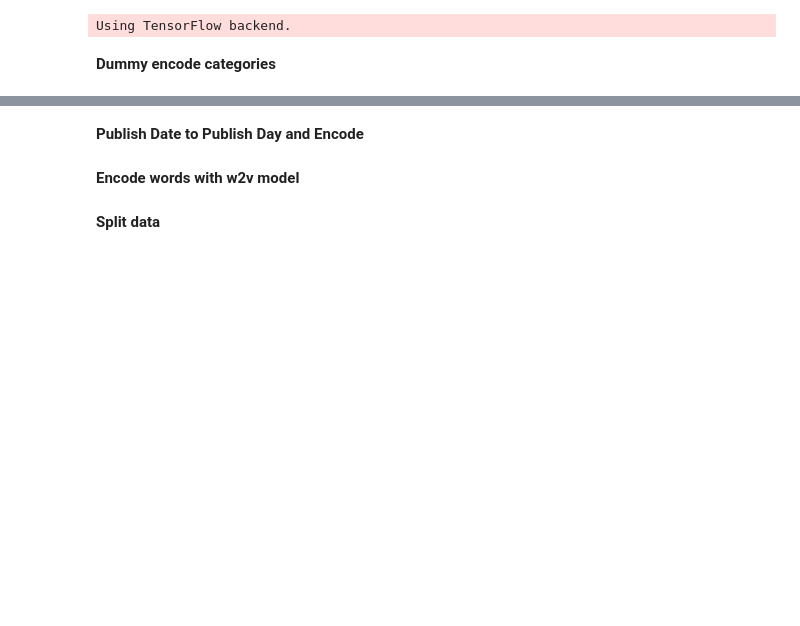
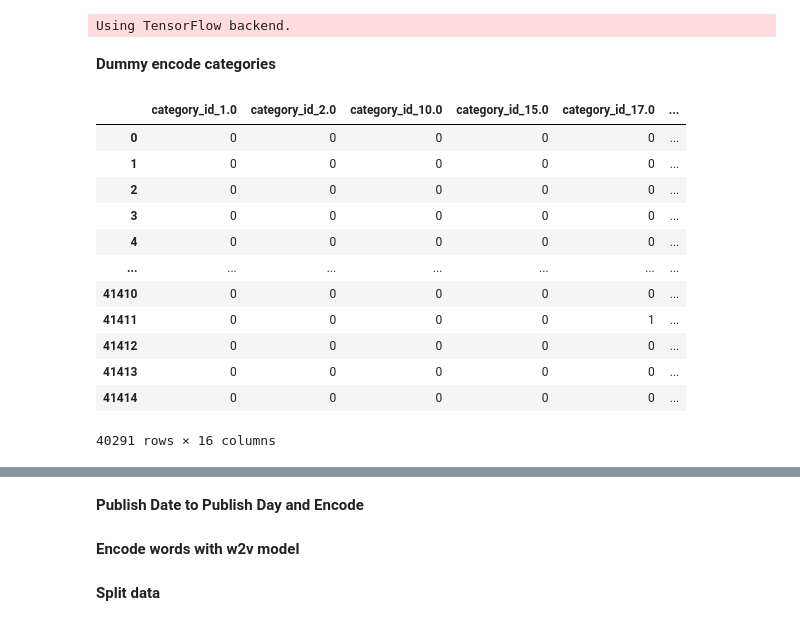
Before and after one commit to bi3mer/cs6140_final_project, a Jupyter notebook: build_models.ipynb, the cells around one changed output, grey strips where cells are left out. Saved outputs shown, nothing was run; the diff lists cells and outputs as text; code cells hidden in the pictures; blank space fills up the shorter version.

```diff
--- a/build_models.ipynb
+++ b/build_models.ipynb
@@ -42,3 +42,19 @@ encoded_cateogries = pd.get_dummies(X.category_id, prefix="category_id")
 X = X.drop(['category_id'], 1)
 for column in encoded_cateogries.columns:
     X[column] = encoded_cateogries[column]
+# %%
+encoded_cateogries
+# %% [output]
+|  | category_id_1.0 | category_id_2.0 | category_id_10.0 | category_id_15.0 | category_id_17.0 | ... |
+| 0 | 0 | 0 | 0 | 0 | 0 | ... |
+| 1 | 0 | 0 | 0 | 0 | 0 | ... |
+| 2 | 0 | 0 | 0 | 0 | 0 | ... |
+| 3 | 0 | 0 | 0 | 0 | 0 | ... |
+| 4 | 0 | 0 | 0 | 0 | 0 | ... |
+| ... | ... | ... | ... | ... | ... | ... |
+| 41410 | 0 | 0 | 0 | 0 | 0 | ... |
+| 41411 | 0 | 0 | 0 | 0 | 1 | ... |
+| 41412 | 0 | 0 | 0 | 0 | 0 | ... |
+| 41413 | 0 | 0 | 0 | 0 | 0 | ... |
+| 41414 | 0 | 0 | 0 | 0 | 0 | ... |
+40291 rows × 16 columns
```
Also changed, not shown: parts of 1 cell of this notebook, 7 other files.
